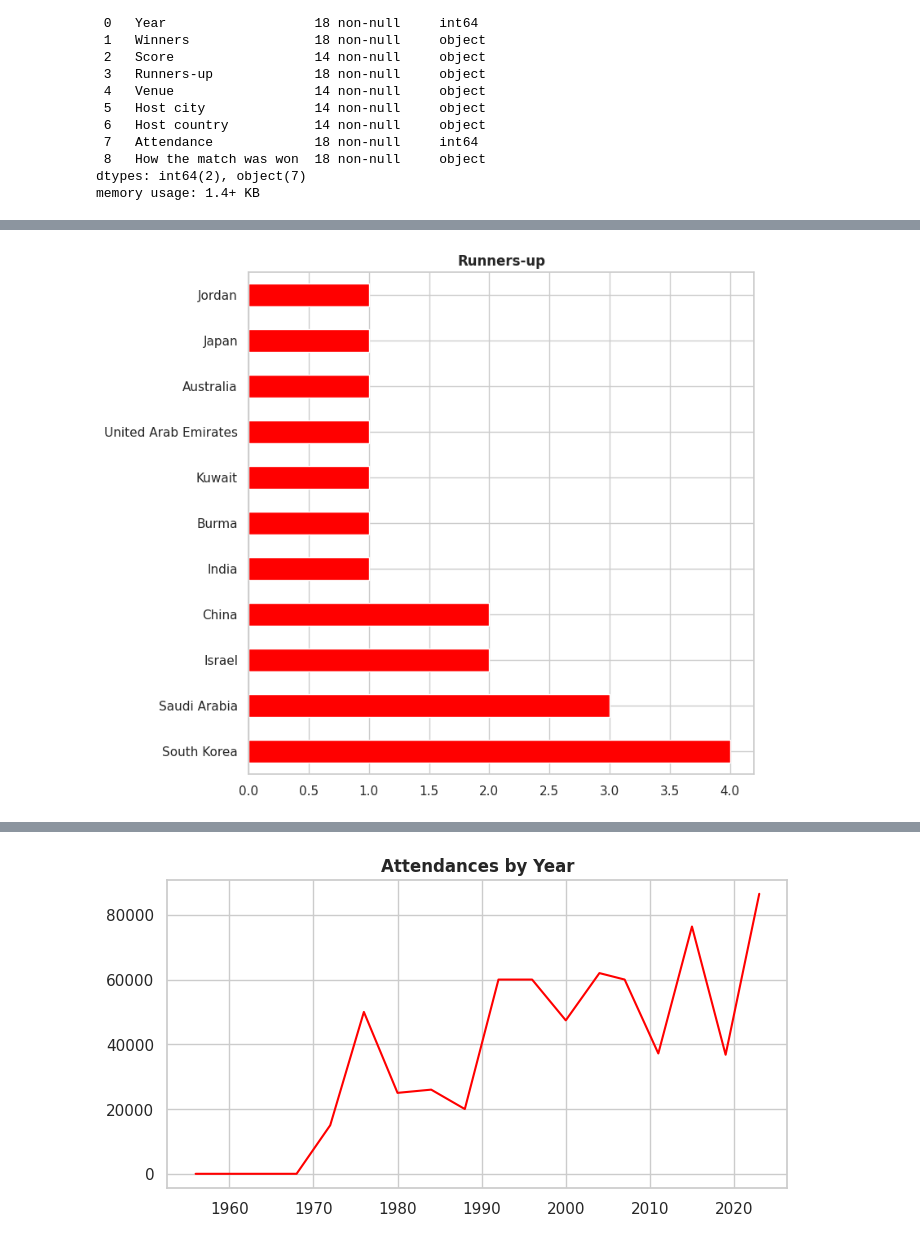
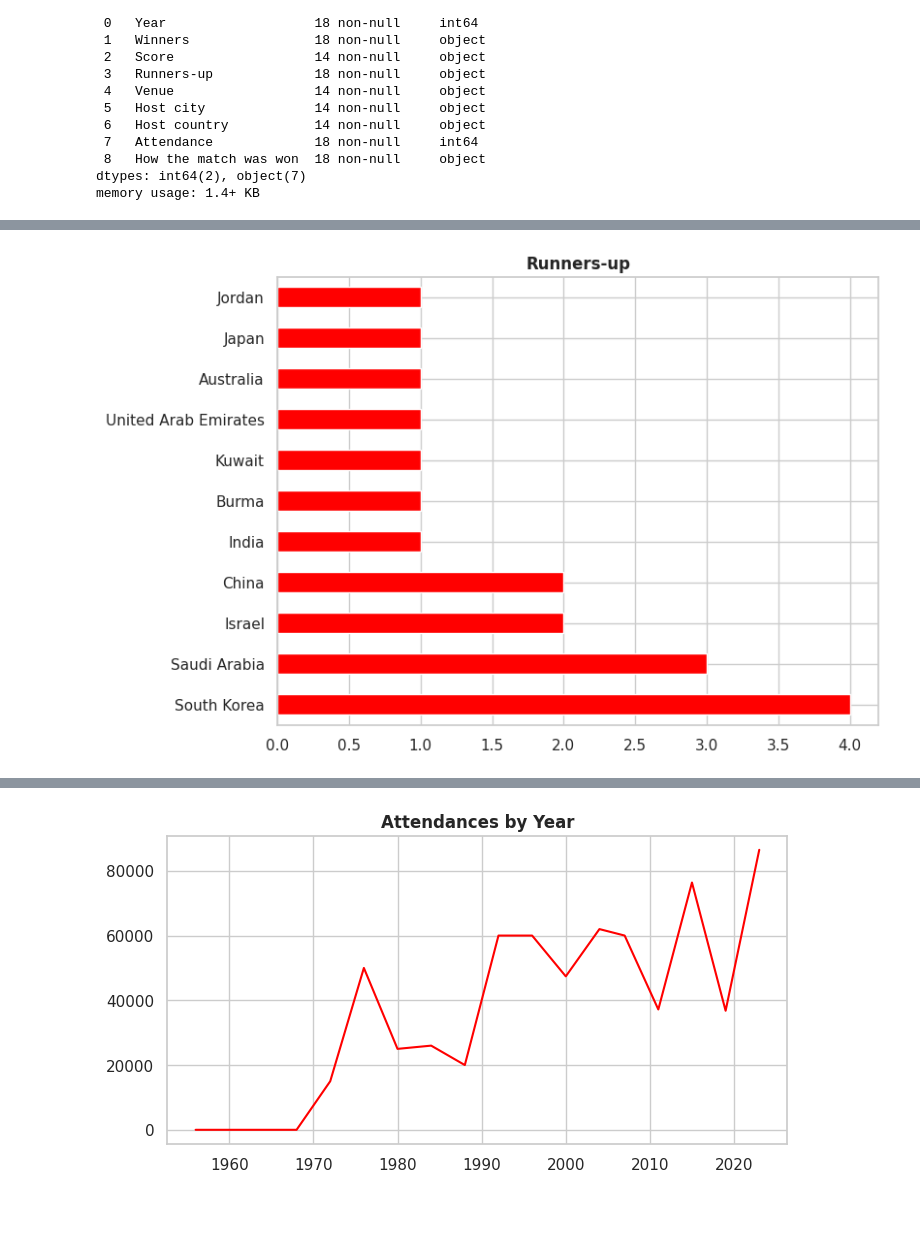
Before and after one commit to guilhermelaviola/SoccerCompetitionsStudy, a Jupyter notebook: AsianCupStudy.ipynb, the cells around one changed output, grey strips where cells are left out. Saved outputs shown, nothing was run; the diff lists cells and outputs as text; code cells hidden in the pictures; blank space fills up the shorter version.

```diff
--- a/AsianCupStudy.ipynb
+++ b/AsianCupStudy.ipynb
@@ -58,10 +58,10 @@ plt.show()
 # %%
 # Displaying number of runners-up by nation:
-ac['Runners-up'].value_counts().plot(kind = 'barh', color = 'red', figsize = (8, 8))
+ac['Runners-up'].value_counts().plot(kind = 'barh', color = 'red', figsize = (8, 6))
 plt.ylabel(None)
 plt.title('Runners-up', fontweight = 'bold')
 plt.show()
 # %% [output]
-[figure, old version]
+[figure, new version]
 # %%
 # Displaying host countries by nation:
```
Also changed, not shown: parts of 7 cells of this notebook.
